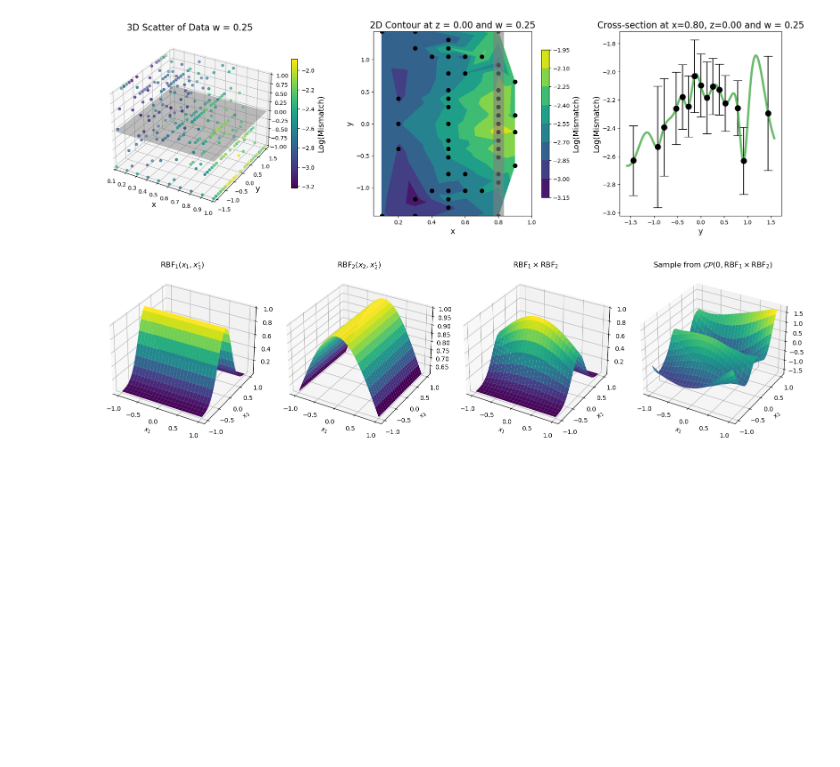
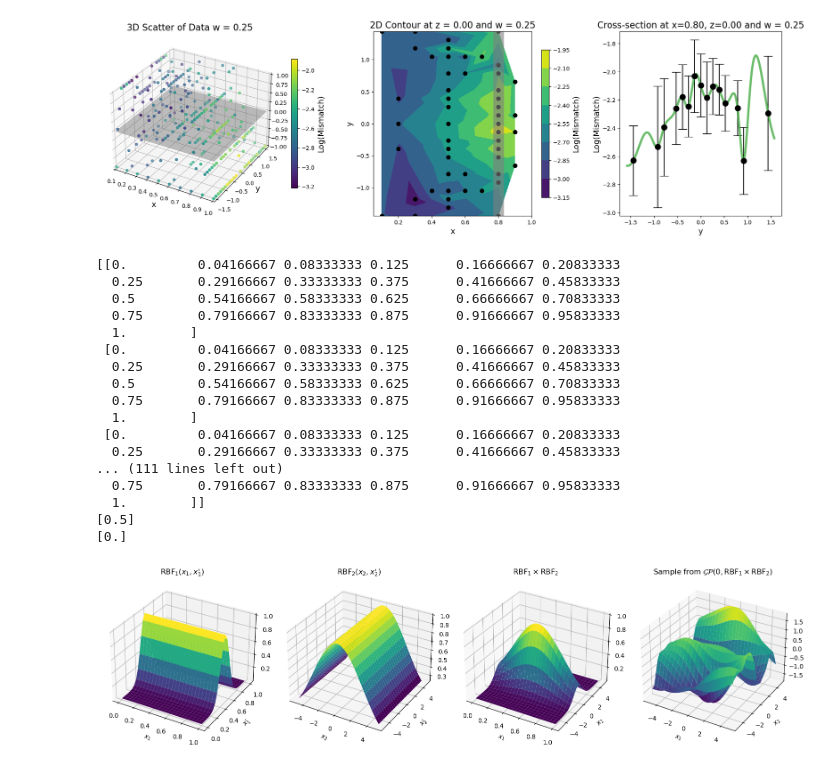
Before and after one commit to seanwhite674/FinalYearProject, a Jupyter notebook: Poster Code/Data_visualisation_and_kernel.ipynb, the cells around one changed output. Drawn from its saved outputs; the diff is of its cells as text; code cells hidden in the pictures; blank space fills up the shorter version.

Commit message:
few general figure updates, in multi GPR and results

```diff
--- a/Poster Code/Data_visualisation_and_kernel.ipynb
+++ b/Poster Code/Data_visualisation_and_kernel.ipynb
@@ -294,57 +294,93 @@ from scipy.linalg import cholesky
 
 np.random.seed(42)
 # 1. Create 1D input grids
-x1 = np.linspace(-1, 1, 25).reshape(-1, 1)
-x2 = np.linspace(-1, 1, 25).reshape(-1, 1)
+x1 = np.linspace(0, 1, 25).reshape(-1, 1)
+x2 = np.linspace(-5, 5, 25).reshape(-1, 1)
 
 
-X1_grid, X2_grid = np.meshgrid(x1, x2)  # for plotting only
+X11_grid, X22_grid = np.meshgrid(x1, x2)  # for plotting only
+print(X1_grid)
 
 # 2. Define 1D RBF kernels
-length_scale1 = 0.3
-length_scale2 = 1
+length_scale1 = 0.1
+length_scale2 = 3
 rbf1 = RBF(length_scale=length_scale1)
 rbf2 = RBF(length_scale = length_scale2)
+print(x1[12])
+print(x2[12])
 K1 = rbf1(x1, x1)  # (50x50)
 K2 = rbf2(x2, x2)  # (50x50)
 
-# 3. Compute outer products (surface plots of kernels)
+
 K1_plot = np.outer(K1[:, 12], np.ones(25))  # Fix x1' = x1[25]
 K2_plot = np.outer(np.ones(25), K2[:, 12])  # Fix x2' = x2[25]
 K_product_plot = K1_plot * K2_plot
 
-# 4. Build full product kernel via Kronecker product
+x_grid = np.linspace(0,1,25)
+X_grid, Xp_grid = np.meshgrid(x_grid, x_grid)
+
+x2_grid = np.linspace(-5,5,25)
+X2_grid, X2p_grid = np.meshgrid(x2_grid, x2_grid)
+xf_grid = np.linspace(-5,5,25)
+Xf_grid, Xfp_grid = np.meshgrid(xf_grid, xf_grid)
+
+
+
 K_product = np.kron(K1, K2)
 
-# 5. Sample from GP
+
 mean = np.zeros(K_product.shape[0])
 cov = K_product + 1e-6 * np.eye(K_product.shape[0])  # add jitter for stability
 gp_sample = np.random.multivariate_normal(mean, cov).reshape(25, 25)
 
 # 6. Plotting
 fig = plt.figure(figsize=(16, 4))
 
 def plot_surface(ax, X, Y, Z, title):
     ax.plot_surface(X, Y, Z, cmap="viridis", edgecolor='none')
     ax.set_title(title, fontsize=12)
-    ax.set_xlabel('$x_1$')
-    ax.set_ylabel('$x_2$')
 
 # Subplots
 ax1 = fig.add_subplot(1, 4, 1, projection='3d')
-plot_surface(ax1, X1_grid, X2_grid, K1_plot, r"$\mathrm{RBF}_1(x_1, x_1')$")
+plot_surface(ax1, X_grid, Xp_grid, K1_plot, r"$\mathrm{RBF}_1(x_1, x_1')$")
+ax1.set_xlabel('$x_1$')
+ax1.set_ylabel('$x_1\'$')
 
 ax2 = fig.add_subplot(1, 4, 2, projection='3d')
-plot_surface(ax2, X1_grid, X2_grid, K2_plot, r"$\mathrm{RBF}_2(x_2, x_2')$")
+plot_surface(ax2, X2_grid, X2p_grid, K2_plot, r"$\mathrm{RBF}_2(x_2, x_2')$")
+ax2.set_xlabel('$x_2$')
+ax2.set_ylabel('$x_2\'$')
+
 
 ax3 = fig.add_subplot(1, 4, 3, projection='3d')
-plot_surface(ax3, X1_grid, X2_grid, K_product_plot, r"$\mathrm{RBF}_1 \times \mathrm{RBF}_2$")
+plot_surface(ax3, X11_grid, X22_grid, K_product_plot, r"$\mathrm{RBF}_1 \times \mathrm{RBF}_2$")
+ax3.set_xlabel('$x_1$')
+ax3.set_ylabel('$x_2$')
 
 ax4 = fig.add_subplot(1, 4, 4, projection='3d')
-plot_surface(ax4, X1_grid, X2_grid, gp_sample, r"Sample from $\mathcal{GP}(0, \mathrm{RBF}_1 \times \mathrm{RBF}_2)$")
+plot_surface(ax4, Xf_grid, Xfp_grid, gp_sample, r"Sample from $\mathcal{GP}(0, \mathrm{RBF}_1 \times \mathrm{RBF}_2)$")
+ax4.set_xlabel('$x_1$')
+ax4.set_ylabel('$x_2$')
 
 plt.tight_layout()
 #plt.savefig(r"C:\Users\seanw\OneDrive\Desktop\GitHub\FYP\Latex\LatexPlots\final_gps_plots\2dkernels",dpi=72, bbox_inches='tight')
 plt.show()
 # %% [output]
+[[0.         0.04166667 0.08333333 0.125      0.16666667 0.20833333
+  0.25       0.29166667 0.33333333 0.375      0.41666667 0.45833333
+  0.5        0.54166667 0.58333333 0.625      0.66666667 0.70833333
+  0.75       0.79166667 0.83333333 0.875      0.91666667 0.95833333
+  1.        ]
+ [0.         0.04166667 0.08333333 0.125      0.16666667 0.20833333
+  0.25       0.29166667 0.33333333 0.375      0.41666667 0.45833333
+  0.5        0.54166667 0.58333333 0.625      0.66666667 0.70833333
+  0.75       0.79166667 0.83333333 0.875      0.91666667 0.95833333
+  1.        ]
+ [0.         0.04166667 0.08333333 0.125      0.16666667 0.20833333
+  0.25       0.29166667 0.33333333 0.375      0.41666667 0.45833333
+... (111 lines left out)
+  0.75       0.79166667 0.83333333 0.875      0.91666667 0.95833333
+  1.        ]]
+[0.5]
+[0.]
-[figure, old version]
+[figure, new version]
```
Also changed, not shown: 5 other files.
